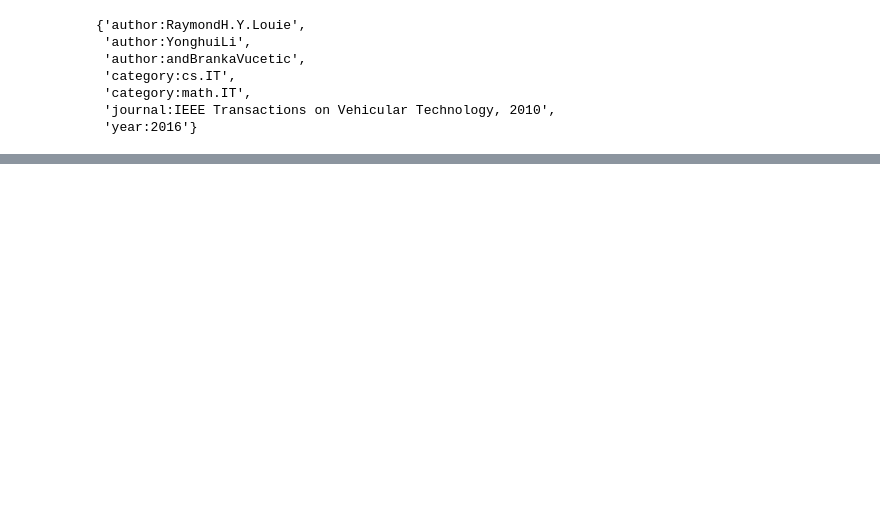
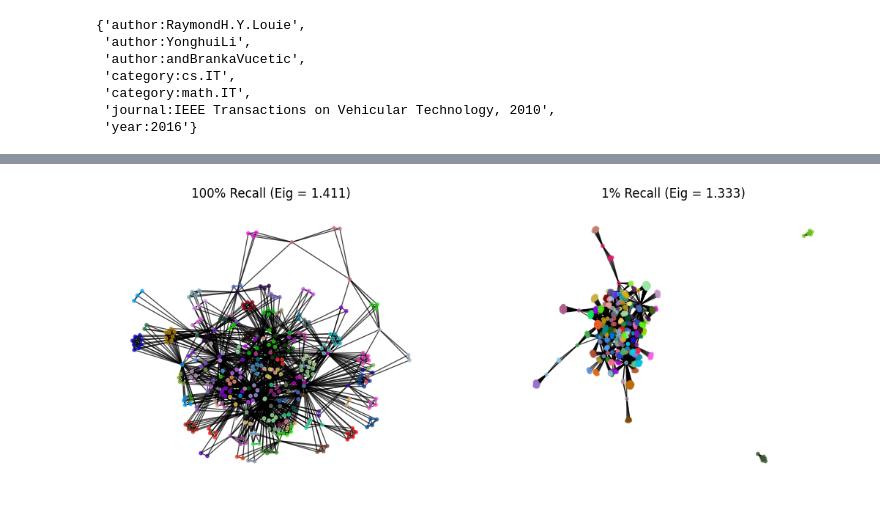
Before and after one commit to zyang37/beyond_vector_search, a Jupyter notebook: notebooks/zy_eigen.ipynb, the cells around one changed output, grey strips where cells are left out. Saved outputs shown, nothing was run; the diff lists cells and outputs as text; code cells hidden in the pictures; blank space fills up the shorter version.

```diff
--- a/notebooks/zy_eigen.ipynb
+++ b/notebooks/zy_eigen.ipynb
@@ -173,0 +300,2 @@ EdgeView([('author:RaymondH.Y.Louie', 'category:cs.IT'), ('author:RaymondH.Y.Lou
+# %%
+paper_id_pool = list(G_data.data_dict.keys())
@@ -173,0 +319,17 @@ EdgeView([('author:RaymondH.Y.Louie', 'category:cs.IT'), ('author:RaymondH.Y.Lou
+# %%
+swapped_res = random_paper_id_swap(sample_res, remove_id_from_list(paper_id_pool, sample_res), 99, from_end=True)
+bad_recall_mg = MetadataGraph()
+for k in swapped_res:
+    bad_recall_mg.update_one(g_data.data_dict[k])
+
+bad_eigenvalues, bad_eigenvectors = get_eigen(bad_recall_mg.get_laplacian_matrix(normalized=True))
+
+# plot good recall plot and bad recall plot side by side
+fig, ax = plt.subplots(1, 2, figsize=(13, 5))
+good_recall_mg.draw(node_size=10, alpha=0.7, subplot_ax=ax[0])
+bad_recall_mg.draw(node_size=10, alpha=0.7, subplot_ax=ax[1])
+ax[0].set_title('100% Recall (Eig = {:.3f})'.format(eigenvalues.real.max()))
+ax[1].set_title('1% Recall (Eig = {:.3f})'.format(bad_eigenvalues.real.max()))
+plt.show()
+# %% [output]
+[figure, added]
```
Also changed, not shown: parts of 22 cells of this notebook, 7 other files.
